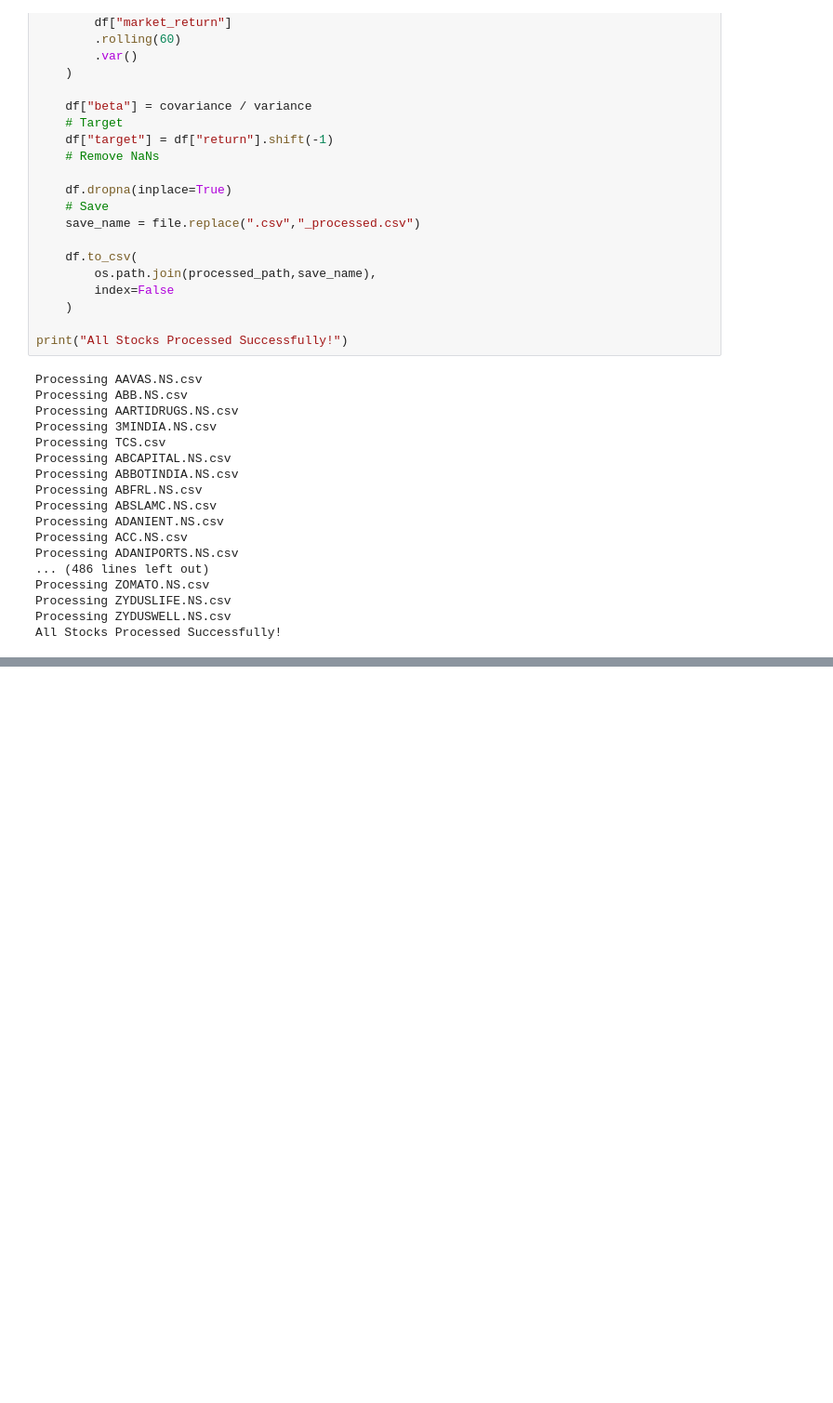
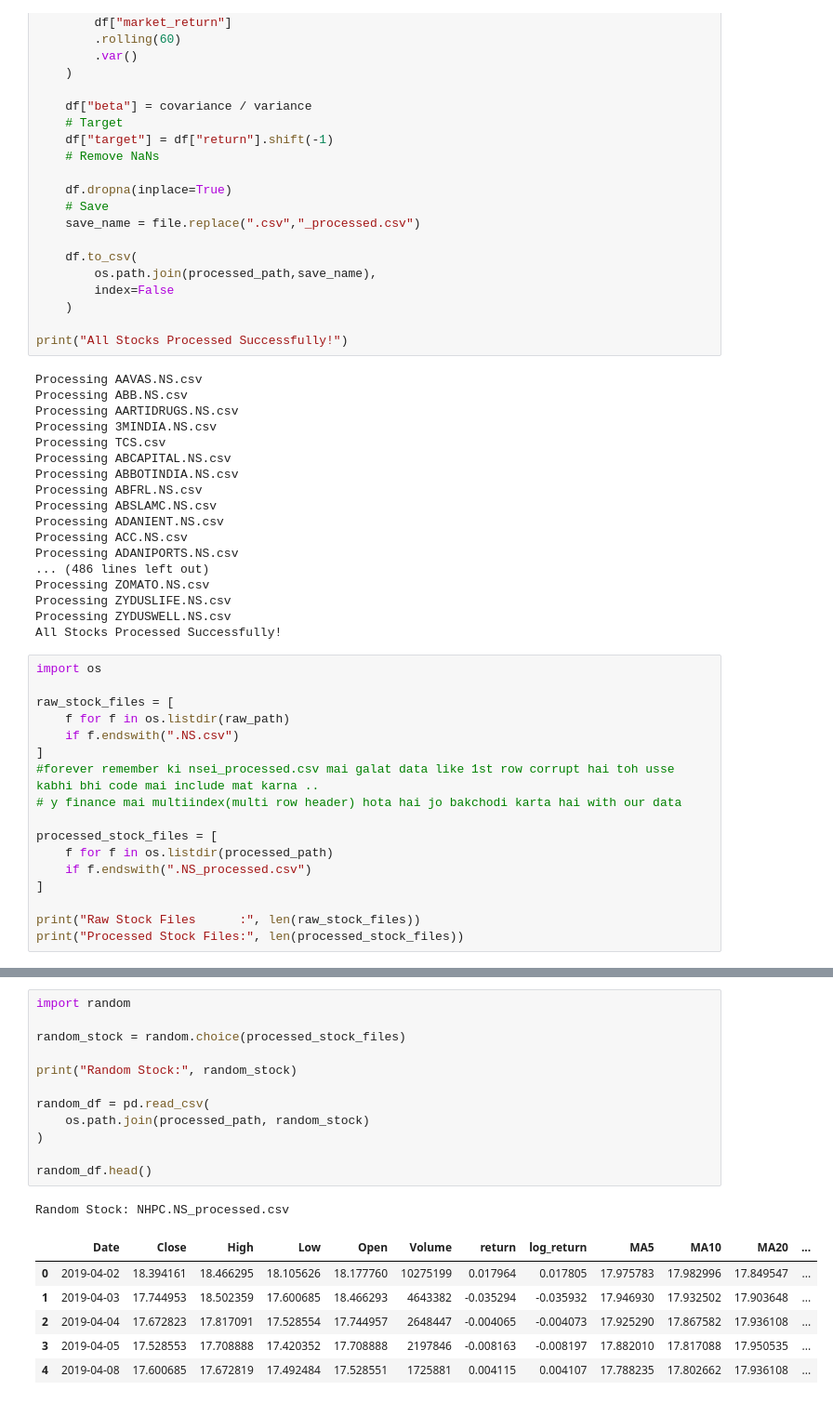
Before and after one commit to adityab-tech/Prism, a Jupyter notebook: W2_Prism.ipynb, the cells around one changed output, grey strips where cells are left out. Shown at 93% size. Cells and saved outputs as stored; diff of their text form; blank space fills up the shorter version.

```diff
--- a/W2_Prism.ipynb
+++ b/W2_Prism.ipynb
@@ -629,3 +627,20 @@ Processing ZOMATO.NS.csv
 Processing ZYDUSLIFE.NS.csv
 Processing ZYDUSWELL.NS.csv
 All Stocks Processed Successfully!
+# %%
+import os
+
+raw_stock_files = [
+    f for f in os.listdir(raw_path)
+    if f.endswith(".NS.csv")
+]
+#forever remember ki nsei_processed.csv mai galat data like 1st row corrupt hai toh usse kabhi bhi code mai include mat karna ..
+# y finance mai multiindex(multi row header) hota hai jo bakchodi karta hai with our data
+
+processed_stock_files = [
+    f for f in os.listdir(processed_path)
+    if f.endswith(".NS_processed.csv")
+]
+
+print("Raw Stock Files      :", len(raw_stock_files))
+print("Processed Stock Files:", len(processed_stock_files))
@@ -631,0 +744,20 @@ All Stocks Processed Successfully!
+# %%
+import random
+
+random_stock = random.choice(processed_stock_files)
+
+print("Random Stock:", random_stock)
+
+random_df = pd.read_csv(
+    os.path.join(processed_path, random_stock)
+)
+
+random_df.head()
+# %% [output]
+Random Stock: NHPC.NS_processed.csv
+|  | Date | Close | High | Low | Open | Volume | return | log_return | MA5 | MA10 | MA20 | ... |
+| 0 | 2019-04-02 | 18.394161 | 18.466295 | 18.105626 | 18.177760 | 10275199 | 0.017964 | 0.017805 | 17.975783 | 17.982996 | 17.849547 | ... |
+| 1 | 2019-04-03 | 17.744953 | 18.502359 | 17.600685 | 18.466293 | 4643382 | -0.035294 | -0.035932 | 17.946930 | 17.932502 | 17.903648 | ... |
+| 2 | 2019-04-04 | 17.672823 | 17.817091 | 17.528554 | 17.744957 | 2648447 | -0.004065 | -0.004073 | 17.925290 | 17.867582 | 17.936108 | ... |
+| 3 | 2019-04-05 | 17.528553 | 17.708888 | 17.420352 | 17.708888 | 2197846 | -0.008163 | -0.008197 | 17.882010 | 17.817088 | 17.950535 | ... |
+| 4 | 2019-04-08 | 17.600685 | 17.672819 | 17.492484 | 17.528551 | 1725881 | 0.004115 | 0.004107 | 17.788235 | 17.802662 | 17.936108 | ... |
```
Also changed, not shown: parts of 10 cells of this notebook.
